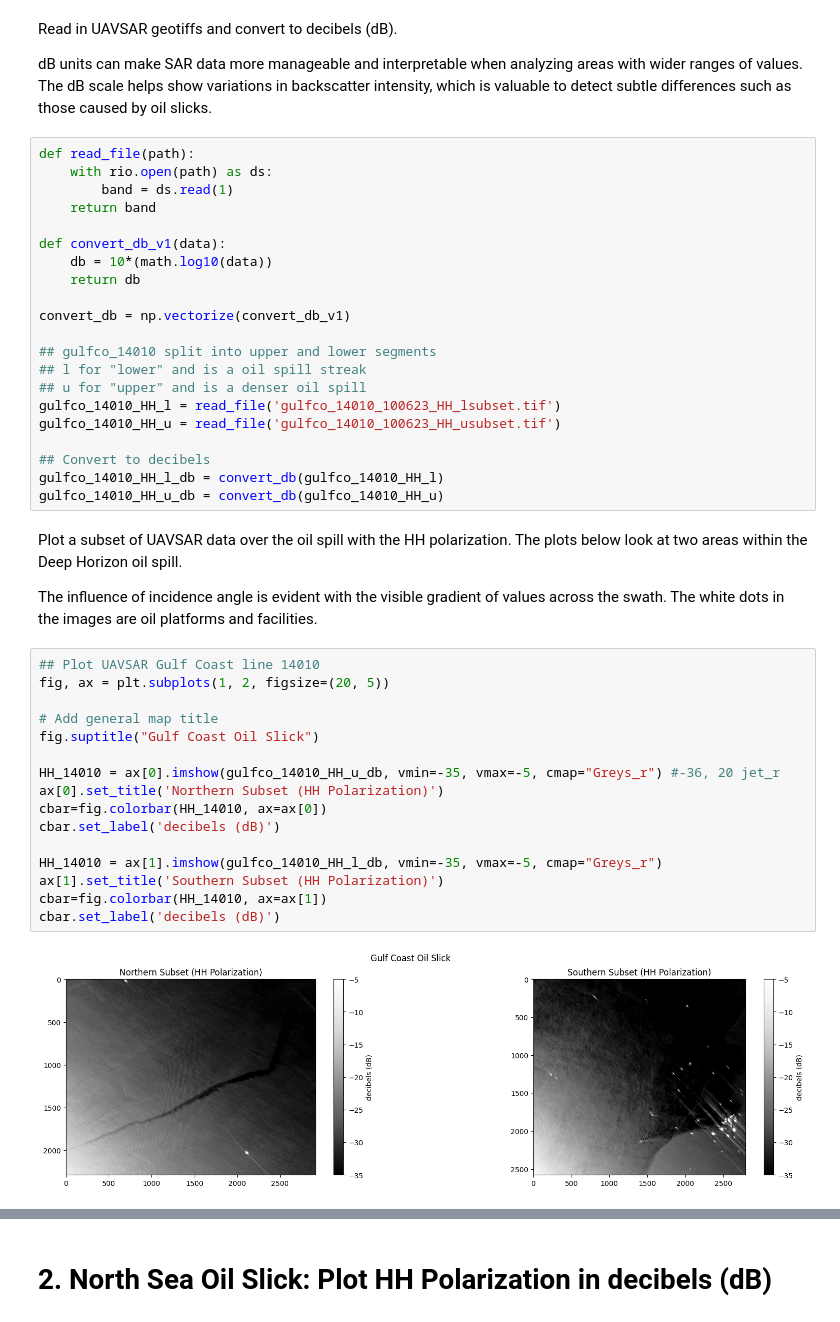
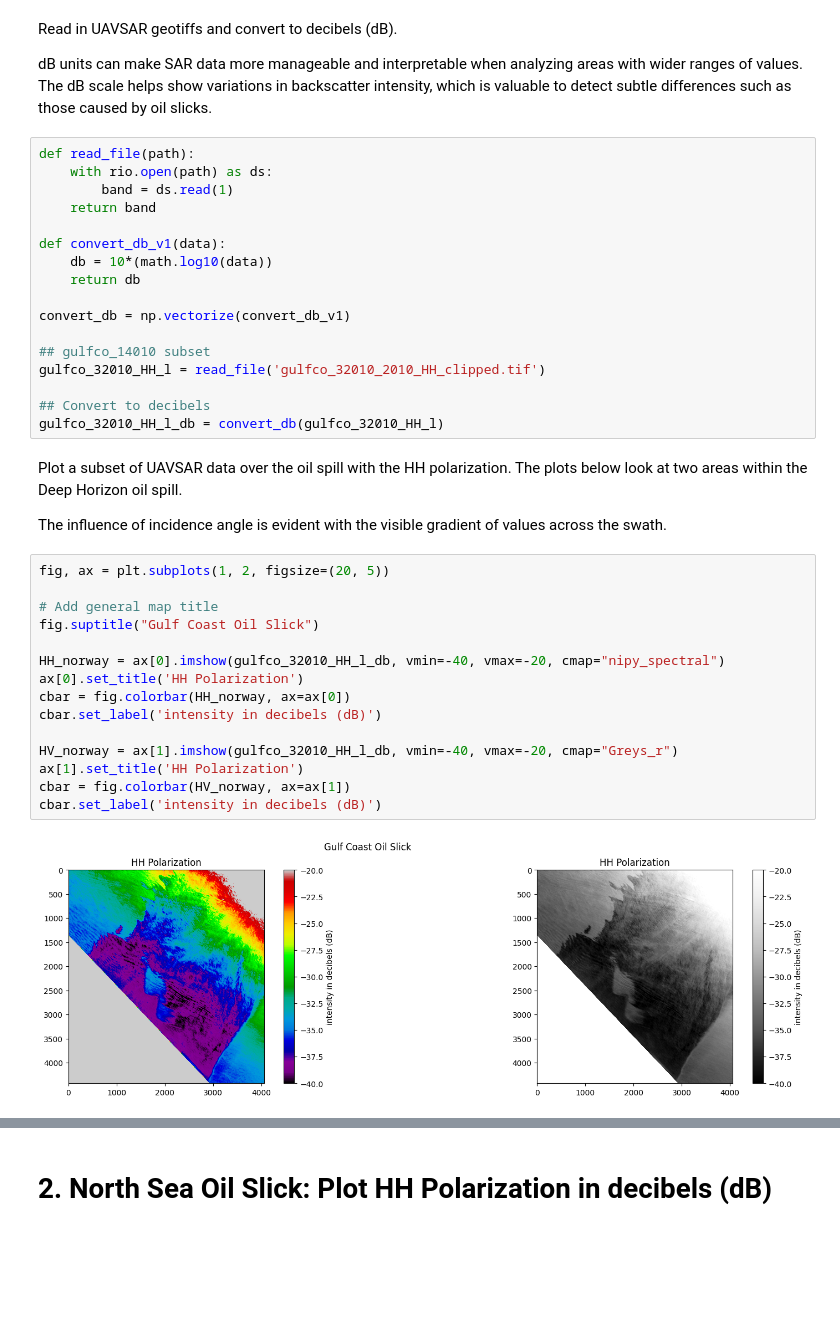
Before and after one commit to anniepeacock/DANSAR, a Jupyter notebook: nisar/Oil_Spill_NISAR.ipynb, the cells around one changed output, grey strips where cells are left out. Saved outputs shown, nothing was run; the diff lists cells and outputs as text; blank space fills up the shorter version.

```diff
--- a/nisar/Oil_Spill_NISAR.ipynb
+++ b/nisar/Oil_Spill_NISAR.ipynb
@@ -75,34 +79,29 @@ def convert_db_v1(data):
 
 convert_db = np.vectorize(convert_db_v1)
 
-## gulfco_14010 split into upper and lower segments
-## l for "lower" and is a oil spill streak
-## u for "upper" and is a denser oil spill
-gulfco_14010_HH_l = read_file('gulfco_14010_100623_HH_lsubset.tif')
-gulfco_14010_HH_u = read_file('gulfco_14010_100623_HH_usubset.tif')
+## gulfco_14010 subset
+gulfco_32010_HH_l = read_file('gulfco_32010_2010_HH_clipped.tif')
 
 ## Convert to decibels
-gulfco_14010_HH_l_db = convert_db(gulfco_14010_HH_l)
-gulfco_14010_HH_u_db = convert_db(gulfco_14010_HH_u)
+gulfco_32010_HH_l_db = convert_db(gulfco_32010_HH_l)
 # %% [markdown]
 Plot a subset of UAVSAR data over the oil spill with the HH polarization. The plots below look at two areas within the Deep Horizon oil spill.
 
-The influence of incidence angle is evident with the visible gradient of values across the swath. The white dots in the images are oil platforms and facilities.
+The influence of incidence angle is evident with the visible gradient of values across the swath.
 # %%
-## Plot UAVSAR Gulf Coast line 14010
 fig, ax = plt.subplots(1, 2, figsize=(20, 5))
 
 # Add general map title
 fig.suptitle("Gulf Coast Oil Slick")
 
-HH_14010 = ax[0].imshow(gulfco_14010_HH_u_db, vmin=-35, vmax=-5, cmap="Greys_r") #-36, 20 jet_r
-ax[0].set_title('Northern Subset (HH Polarization)')
-cbar=fig.colorbar(HH_14010, ax=ax[0])
-cbar.set_label('decibels (dB)')
+HH_norway = ax[0].imshow(gulfco_32010_HH_l_db, vmin=-40, vmax=-20, cmap="nipy_spectral")
+ax[0].set_title('HH Polarization')
+cbar = fig.colorbar(HH_norway, ax=ax[0])
+cbar.set_label('intensity in decibels (dB)')
 
-HH_14010 = ax[1].imshow(gulfco_14010_HH_l_db, vmin=-35, vmax=-5, cmap="Greys_r")
-ax[1].set_title('Southern Subset (HH Polarization)')
-cbar=fig.colorbar(HH_14010, ax=ax[1])
-cbar.set_label('decibels (dB)')
+HV_norway = ax[1].imshow(gulfco_32010_HH_l_db, vmin=-40, vmax=-20, cmap="Greys_r")
+ax[1].set_title('HH Polarization')
+cbar = fig.colorbar(HV_norway, ax=ax[1])
+cbar.set_label('intensity in decibels (dB)')
 # %% [output]
-[figure, old version]
+[figure, new version]
```
Also changed, not shown: parts of 4 cells of this notebook.
